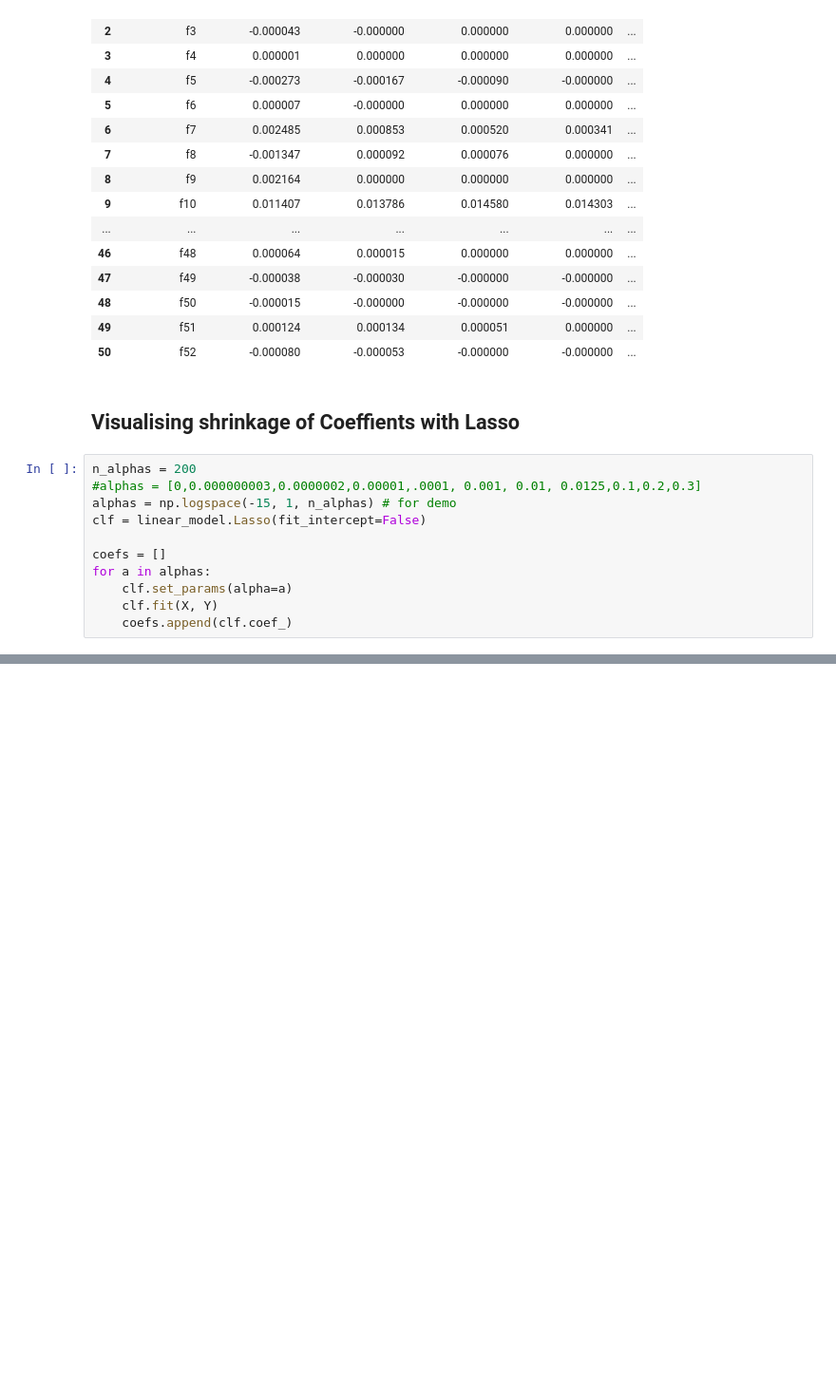
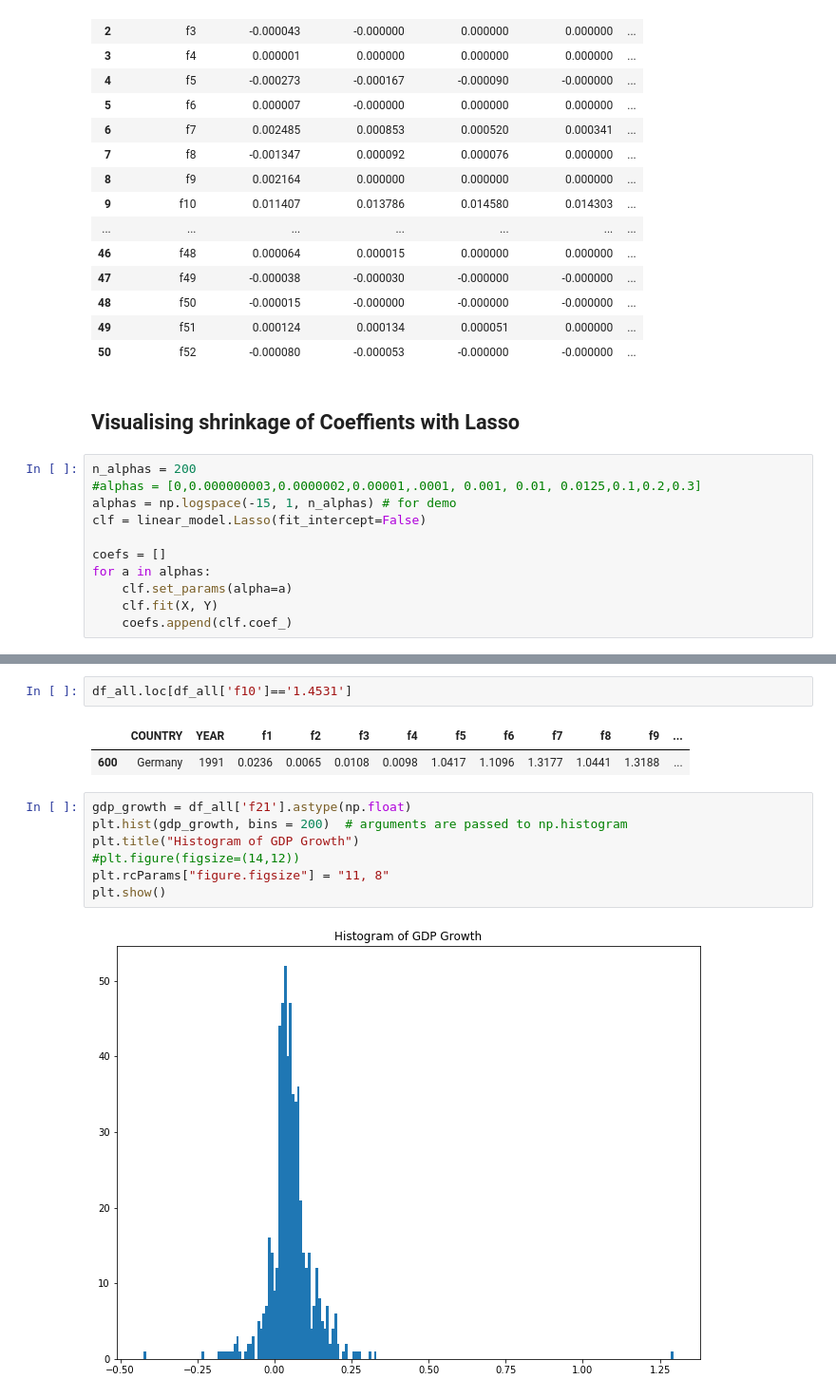
Before and after one commit to Learning-ML/capstone, a Jupyter notebook: Capstone.ipynb, the cells around one changed output, grey strips where cells are left out. Shown: that part at 95% size. Drawn from its saved outputs; the diff is of its cells as text; blank space fills up the shorter version.

```diff
--- a/Lasso Regression.ipynb
+++ b/Capstone.ipynb
@@ -189,0 +246,14 @@ plt.show()
+# %%
+df_all.loc[df_all['f10']=='1.4531']
+# %% [output]
+|  | COUNTRY | YEAR | f1 | f2 | f3 | f4 | f5 | f6 | f7 | f8 | f9 | ... |
+| 600 | Germany | 1991 | 0.0236 | 0.0065 | 0.0108 | 0.0098 | 1.0417 | 1.1096 | 1.3177 | 1.0441 | 1.3188 | ... |
+# %%
+gdp_growth = df_all['f21'].astype(np.float)
+plt.hist(gdp_growth, bins = 200)  # arguments are passed to np.histogram
+plt.title("Histogram of GDP Growth")
+#plt.figure(figsize=(14,12))
+plt.rcParams["figure.figsize"] = "11, 8"
+plt.show()
+# %% [output]
+[figure, added]
```
Also changed, not shown: parts of 21 cells of this notebook.
